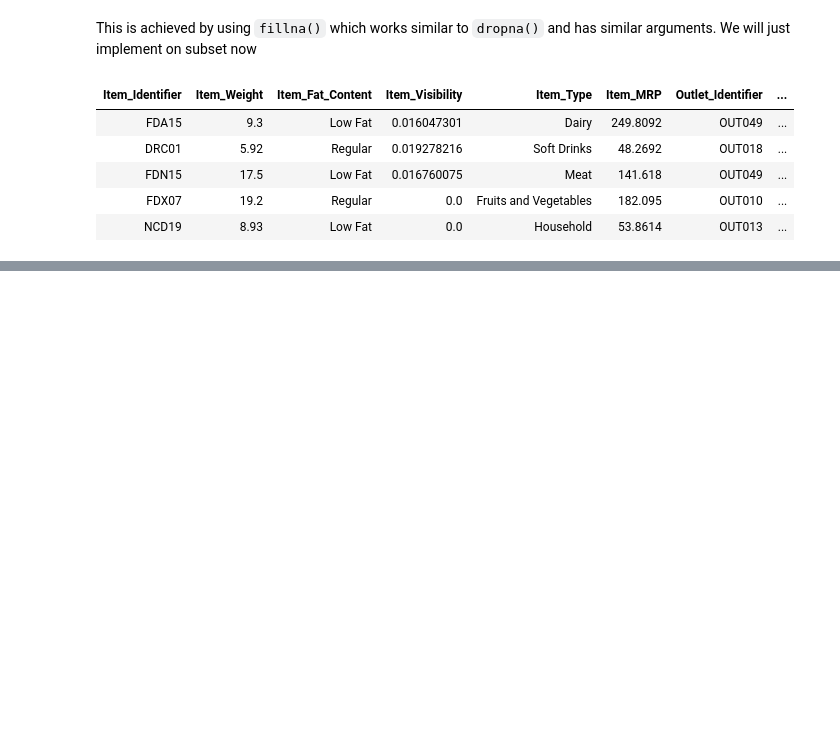
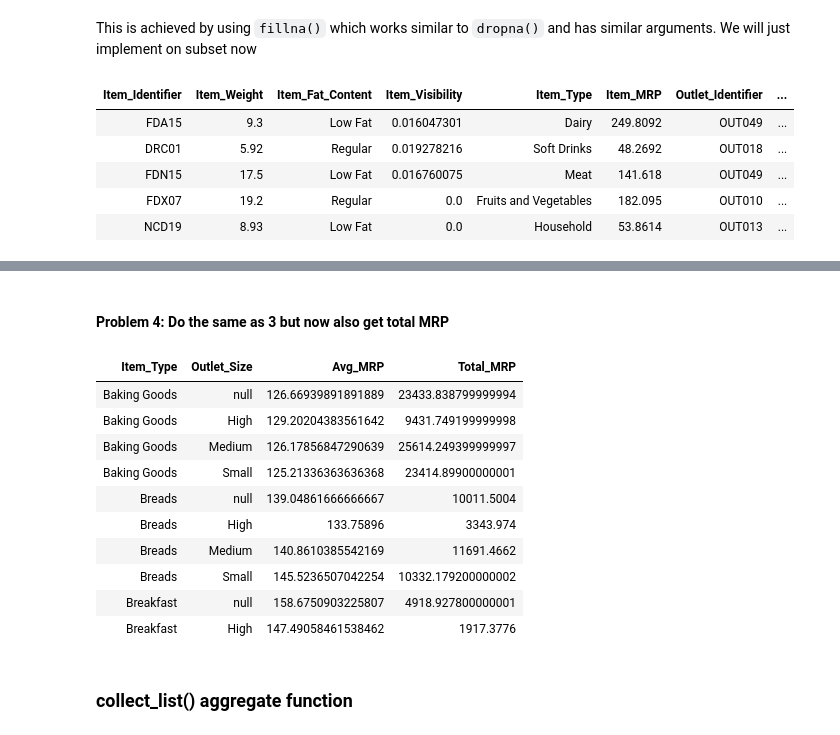
Before and after one commit to SarveshSoni09/everything-data-engineering, a Jupyter notebook: 3_PySpark/04_Intermediate_Transformations.ipynb, the cells around one changed output, grey strips where cells are left out. Drawn from its saved outputs; the diff is of its cells as text; code cells hidden in the pictures; blank space fills up the shorter version.

```diff
--- a/3_PySpark/04_Intermediate_Transformations.ipynb
+++ b/3_PySpark/04_Intermediate_Transformations.ipynb
@@ -308,0 +440,20 @@ df.fillna('NotAvailable', subset=['Outlet_Size']).limit(5).display()
+# %% [markdown]
+#### Problem 4: Do the same as 3 but now also get total MRP
+# %%
+df.groupBy('Item_Type', 'Outlet_Size')\
+    .agg(avg('Item_MRP').alias('Avg_MRP'), sum('Item_MRP').alias('Total_MRP'))\
+        .sort('Item_Type', 'Outlet_Size').limit(10).display()
+# %% [output]
+| Item_Type | Outlet_Size | Avg_MRP | Total_MRP |
+| Baking Goods | null | 126.66939891891889 | 23433.838799999994 |
+| Baking Goods | High | 129.20204383561642 | 9431.749199999998 |
+| Baking Goods | Medium | 126.17856847290639 | 25614.249399999997 |
+| Baking Goods | Small | 125.21336363636368 | 23414.89900000001 |
+| Breads | null | 139.04861666666667 | 10011.5004 |
+| Breads | High | 133.75896 | 3343.974 |
+| Breads | Medium | 140.8610385542169 | 11691.4662 |
+| Breads | Small | 145.5236507042254 | 10332.179200000002 |
+| Breakfast | null | 158.6750903225807 | 4918.927800000001 |
+| Breakfast | High | 147.49058461538462 | 1917.3776 |
+# %% [markdown]
+### collect_list() aggregate function
```
Also changed, not shown: parts of 19 cells of this notebook, 1 other file.
